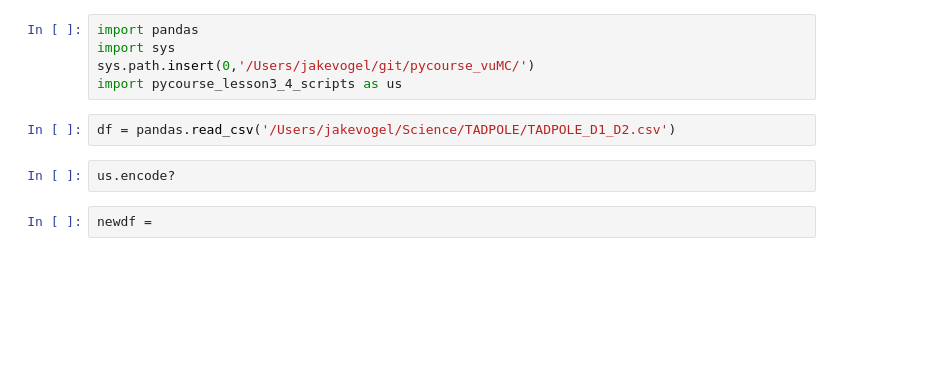
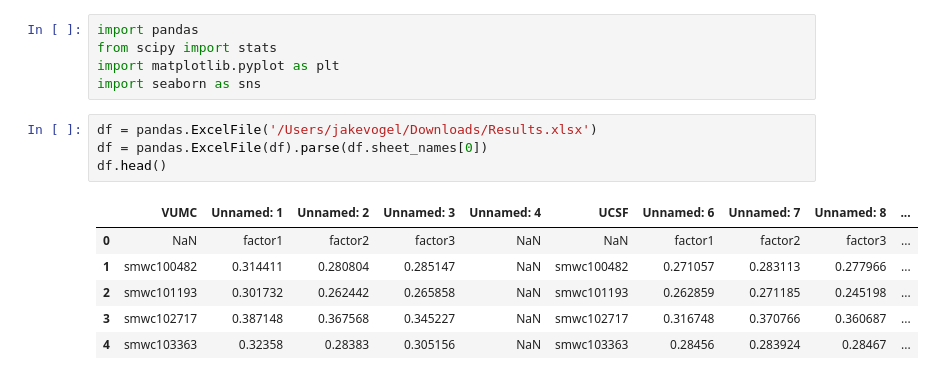
Before and after one commit to illdopejake/hack_projects, a Jupyter notebook: Untitled2.ipynb, the cells around one changed output. Saved outputs shown, nothing was run; the diff lists cells and outputs as text; blank space fills up the shorter version.

```diff
--- a/Untitled2.ipynb
+++ b/Untitled2.ipynb
@@ -1,11 +1,16 @@
-# %%
-import pandas
-import sys
-sys.path.insert(0,'/Users/jakevogel/git/pycourse_vuMC/')
-import pycourse_lesson3_4_scripts as us
-# %%
-df = pandas.read_csv('/Users/jakevogel/Science/TADPOLE/TADPOLE_D1_D2.csv')
-# %%
-us.encode?
-# %%
-newdf =
+# %%
+import pandas
+from scipy import stats
+import matplotlib.pyplot as plt
+import seaborn as sns
+# %%
+df = pandas.ExcelFile('/Users/jakevogel/Downloads/Results.xlsx')
+df = pandas.ExcelFile(df).parse(df.sheet_names[0])
+df.head()
+# %% [output]
+|  | VUMC | Unnamed: 1 | Unnamed: 2 | Unnamed: 3 | Unnamed: 4 | UCSF | Unnamed: 6 | Unnamed: 7 | Unnamed: 8 | ... |
+| 0 | NaN | factor1 | factor2 | factor3 | NaN | NaN | factor1 | factor2 | factor3 | ... |
+| 1 | smwc100482 | 0.314411 | 0.280804 | 0.285147 | NaN | smwc100482 | 0.271057 | 0.283113 | 0.277966 | ... |
+| 2 | smwc101193 | 0.301732 | 0.262442 | 0.265858 | NaN | smwc101193 | 0.262859 | 0.271185 | 0.245198 | ... |
+| 3 | smwc102717 | 0.387148 | 0.367568 | 0.345227 | NaN | smwc102717 | 0.316748 | 0.370766 | 0.360687 | ... |
+| 4 | smwc103363 | 0.32358 | 0.28383 | 0.305156 | NaN | smwc103363 | 0.28456 | 0.283924 | 0.28467 | ... |
```
Also changed, not shown: parts of 5 cells of this notebook, 2 other files.
